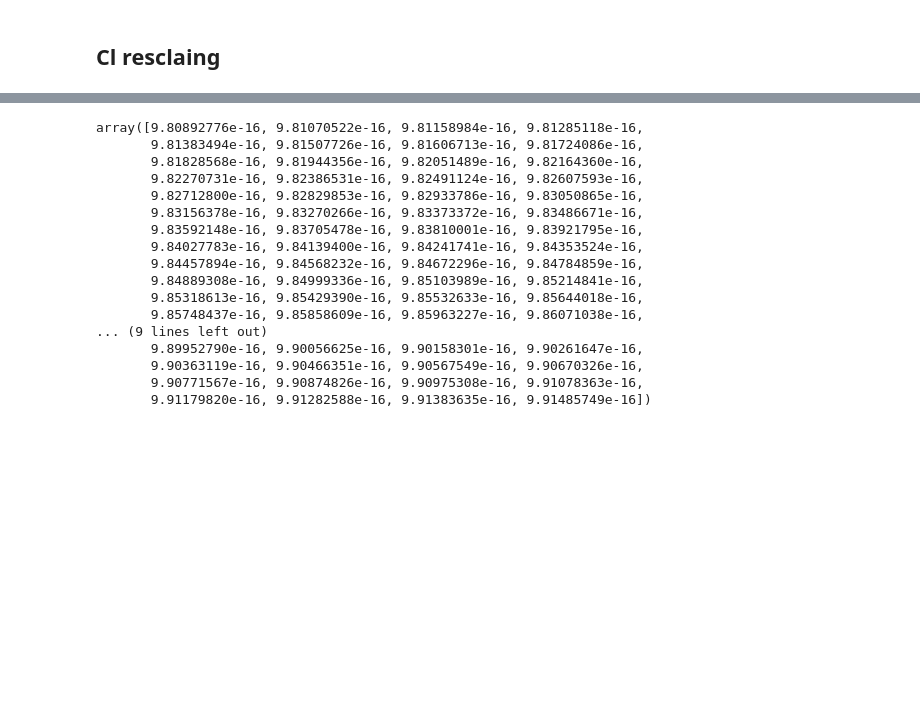
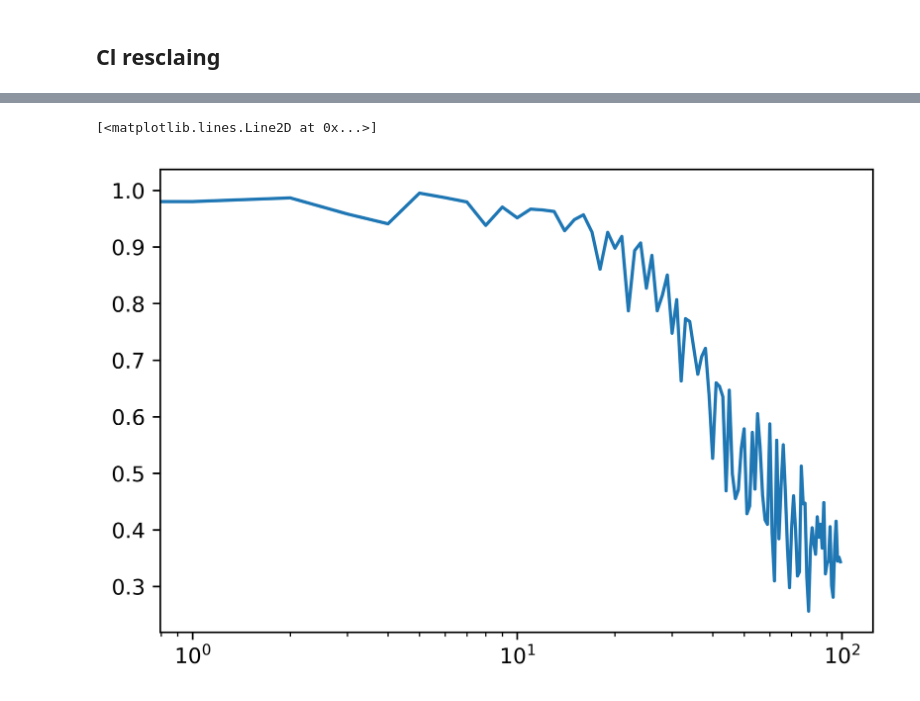
Before and after one commit to wurdahl/kSZfromPC, a Jupyter notebook: hInvestigation/ScalingFactor.ipynb, the cells around one changed output, grey strips where cells are left out. Saved outputs shown, nothing was run; the diff lists cells and outputs as text; code cells hidden in the pictures; blank space fills up the shorter version.

```diff
--- a/hInvestigation/ScalingFactor.ipynb
+++ b/hInvestigation/ScalingFactor.ipynb
@@ -229,20 +214,8 @@ array([6.09800457e-16, 1.12323268e-15, 8.06143561e-16, ...,
-# %%
-N
-# %% [output]
-array([9.80892776e-16, 9.81070522e-16, 9.81158984e-16, 9.81285118e-16,
-       9.81383494e-16, 9.81507726e-16, 9.81606713e-16, 9.81724086e-16,
-       9.81828568e-16, 9.81944356e-16, 9.82051489e-16, 9.82164360e-16,
-       9.82270731e-16, 9.82386531e-16, 9.82491124e-16, 9.82607593e-16,
-       9.82712800e-16, 9.82829853e-16, 9.82933786e-16, 9.83050865e-16,
-       9.83156378e-16, 9.83270266e-16, 9.83373372e-16, 9.83486671e-16,
-       9.83592148e-16, 9.83705478e-16, 9.83810001e-16, 9.83921795e-16,
-       9.84027783e-16, 9.84139400e-16, 9.84241741e-16, 9.84353524e-16,
-       9.84457894e-16, 9.84568232e-16, 9.84672296e-16, 9.84784859e-16,
-       9.84889308e-16, 9.84999336e-16, 9.85103989e-16, 9.85214841e-16,
-       9.85318613e-16, 9.85429390e-16, 9.85532633e-16, 9.85644018e-16,
-       9.85748437e-16, 9.85858609e-16, 9.85963227e-16, 9.86071038e-16,
-... (9 lines left out)
-       9.89952790e-16, 9.90056625e-16, 9.90158301e-16, 9.90261647e-16,
-       9.90363119e-16, 9.90466351e-16, 9.90567549e-16, 9.90670326e-16,
-       9.90771567e-16, 9.90874826e-16, 9.90975308e-16, 9.91078363e-16,
-       9.91179820e-16, 9.91282588e-16, 9.91383635e-16, 9.91485749e-16])
+# %%
+clRescaleCorr = Correlation(veff_recon_ClRescale,VelocityField)
+# %%
+plt.figure(dpi=800)
+plt.semilogx(clRescaleCorr[:100])
+# %% [output]
+[<matplotlib.lines.Line2D at 0x...>]
+[figure, added]
```
Also changed, not shown: parts of 24 cells of this notebook, 2 other files.
